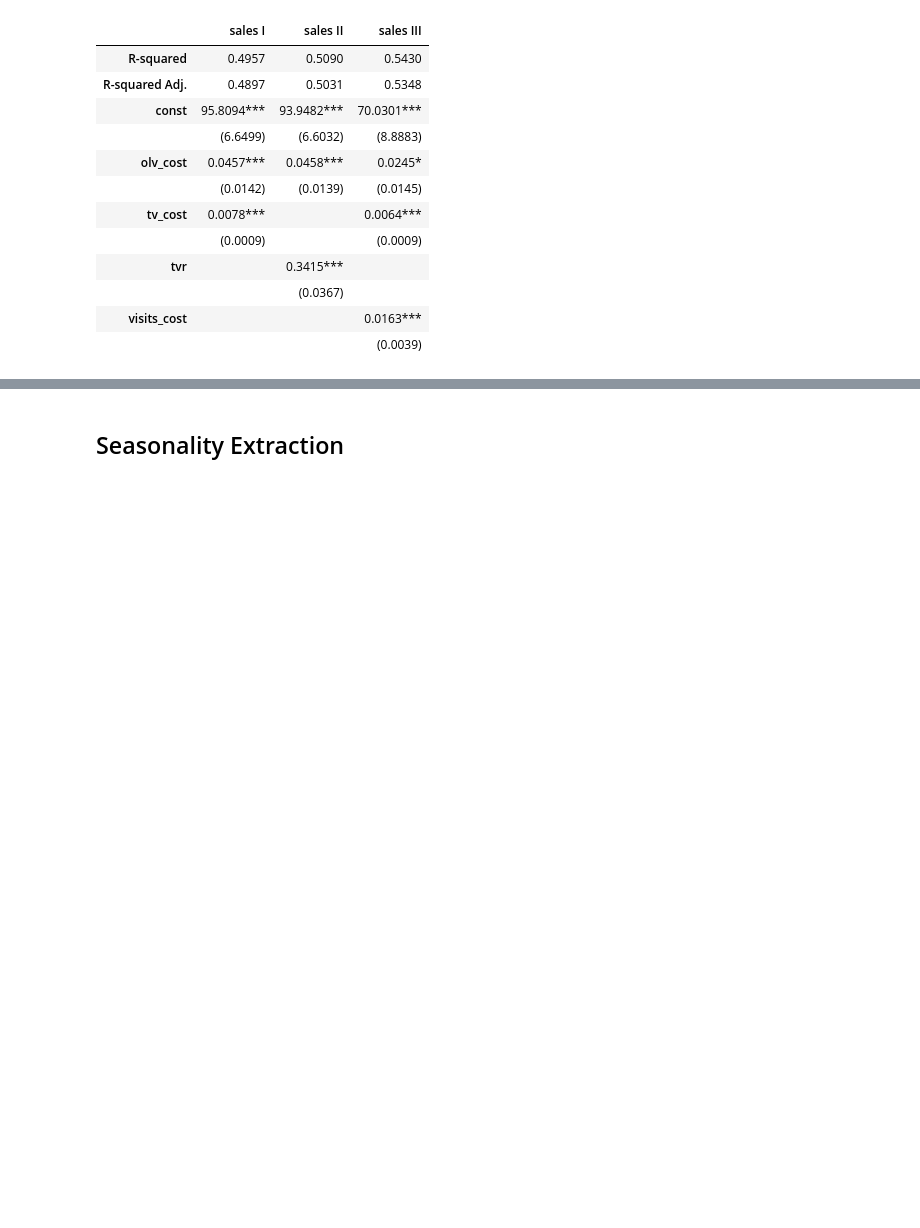
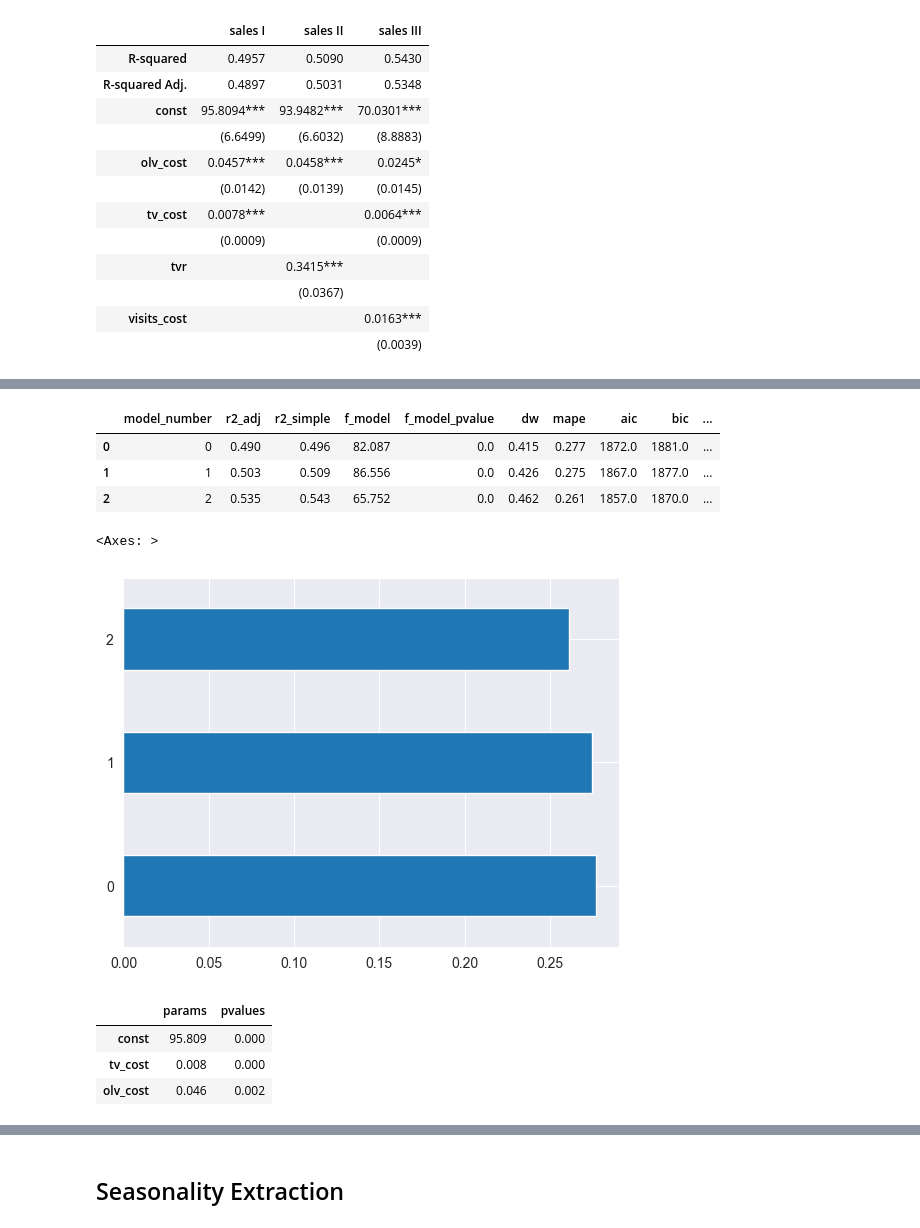
Before and after one commit to avrorum/mmm_tools, a Jupyter notebook: notebooks/useful_funcs.ipynb, the cells around one changed output, grey strips where cells are left out. Drawn from its saved outputs; the diff is of its cells as text; code cells hidden in the pictures; blank space fills up the shorter version.

Commit message:
create building models on factors list

```diff
--- a/notebooks/useful_funcs.ipynb
+++ b/notebooks/useful_funcs.ipynb
@@ -195,3 +195,6 @@ summary_df
 |  |  | (0.0367) |  |
 | visits_cost |  |  | 0.0163*** |
 |  |  |  | (0.0039) |
+# %%
+m = models[0]
+print(m.summary())
@@ -197,0 +253,67 @@ summary_df
+# %%
+def create_models_metrics(models, y, n_digits=3):
+
+    def round_values(d):
+        for k, v in d.items():
+            d[k] = round(v, n_digits)
+        return str(d)
+
+    models_metrics = {
+        'model_number': [],
+        'r2_adj': [],
+        'r2_simple': [],
+        'f_model': [],
+        'f_model_pvalue': [],
+        'dw': [],
+        'mape': [],
+        'aic': [],
+        'bic': [],
+        'nobs': [],
+        'factors': [],
+        'factors_p': [],
+        'model': [],
+    }
+
+    for m in models:
+        models_metrics['model_number'].append(models.index(m))
+        models_metrics['r2_adj'].append(round(m.rsquared_adj, n_digits))
+        models_metrics['r2_simple'].append(round(m.rsquared, n_digits))
+        models_metrics['f_model'].append(round(m.fvalue, n_digits))
+        models_metrics['f_model_pvalue'].append(round(m.f_pvalue, n_digits))
+        models_metrics['dw'].append(round(sm.stats.stattools.durbin_watson(m.resid, axis=0), n_digits))
+        models_metrics['aic'].append(round(m.aic, 0))
+        models_metrics['bic'].append(round(m.bic, 0))
+        models_metrics['mape'].append(round(mean_absolute_percentage_error(m.fittedvalues.values, y), n_digits))
+        models_metrics['nobs'].append(m.nobs)
+
+        models_metrics['factors'].append(round_values(m.params.to_dict()))
+        models_metrics['factors_p'].append(round_values(m.pvalues.to_dict()))
+
+        models_metrics['model'].append(m)
+
+    return pd.DataFrame(data=models_metrics)
+
+
+res = create_models_metrics(models, y)
+res
+# %% [output]
+|  | model_number | r2_adj | r2_simple | f_model | f_model_pvalue | dw | mape | aic | bic | ... |
+| 0 | 0 | 0.490 | 0.496 | 82.087 | 0.0 | 0.415 | 0.277 | 1872.0 | 1881.0 | ... |
+| 1 | 1 | 0.503 | 0.509 | 86.556 | 0.0 | 0.426 | 0.275 | 1867.0 | 1877.0 | ... |
+| 2 | 2 | 0.535 | 0.543 | 65.752 | 0.0 | 0.462 | 0.261 | 1857.0 | 1870.0 | ... |
+# %%
+res['mape'].plot(kind='barh')
+# %% [output]
+<Axes: >
+[figure, added]
+# %%
+pd.DataFrame({
+    'params': round(m.params, 3),
+    'pvalues': round(m.pvalues, 3),
+
+})
+# %% [output]
+|  | params | pvalues |
+| const | 95.809 | 0.000 |
+| tv_cost | 0.008 | 0.000 |
+| olv_cost | 0.046 | 0.002 |
```
Also changed, not shown: parts of 34 cells of this notebook, 1 other file.
